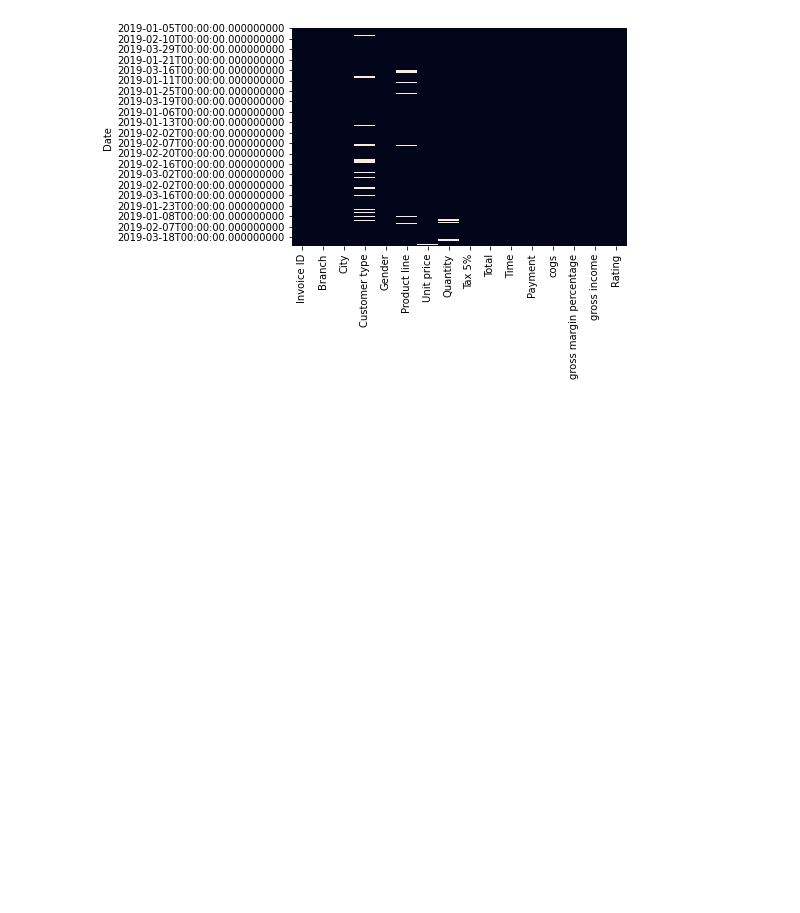
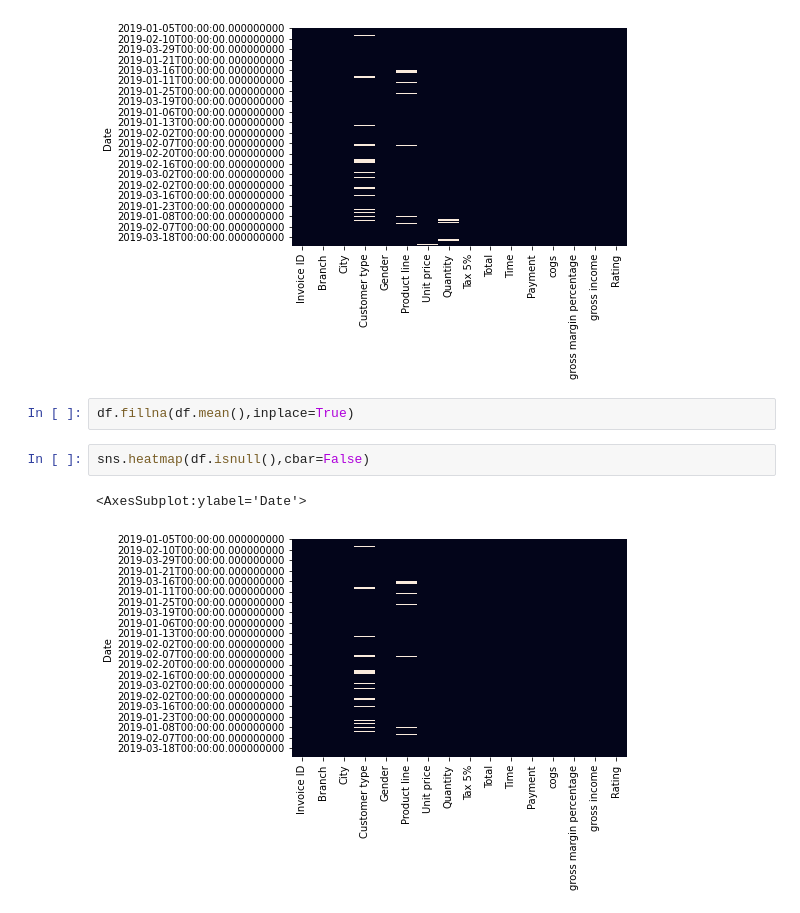
Before and after one commit to abhinavmehra4/EDA-Project-1, a Jupyter notebook: Project.ipynb, the cells around one changed output. Drawn from its saved outputs; the diff is of its cells as text; blank space fills up the shorter version.

```diff
--- a/Project.ipynb
+++ b/Project.ipynb
@@ -476,3 +476,10 @@ sns.heatmap(df.isnull(),cbar=False)
 # %% [output]
 <AxesSubplot:ylabel='Date'>
 [figure]
+# %%
+df.fillna(df.mean(),inplace=True)
+# %%
+sns.heatmap(df.isnull(),cbar=False)
+# %% [output]
+<AxesSubplot:ylabel='Date'>
+[figure, added]
```
Also changed, not shown: parts of 13 cells of this notebook, 1 other file.
